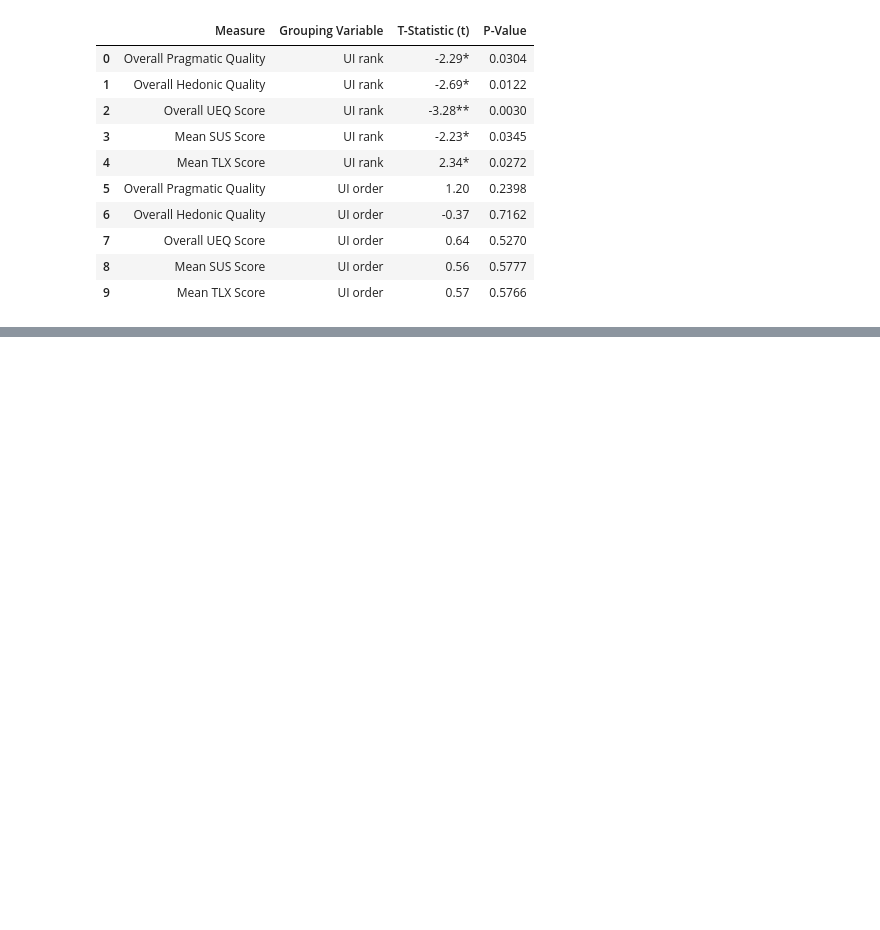
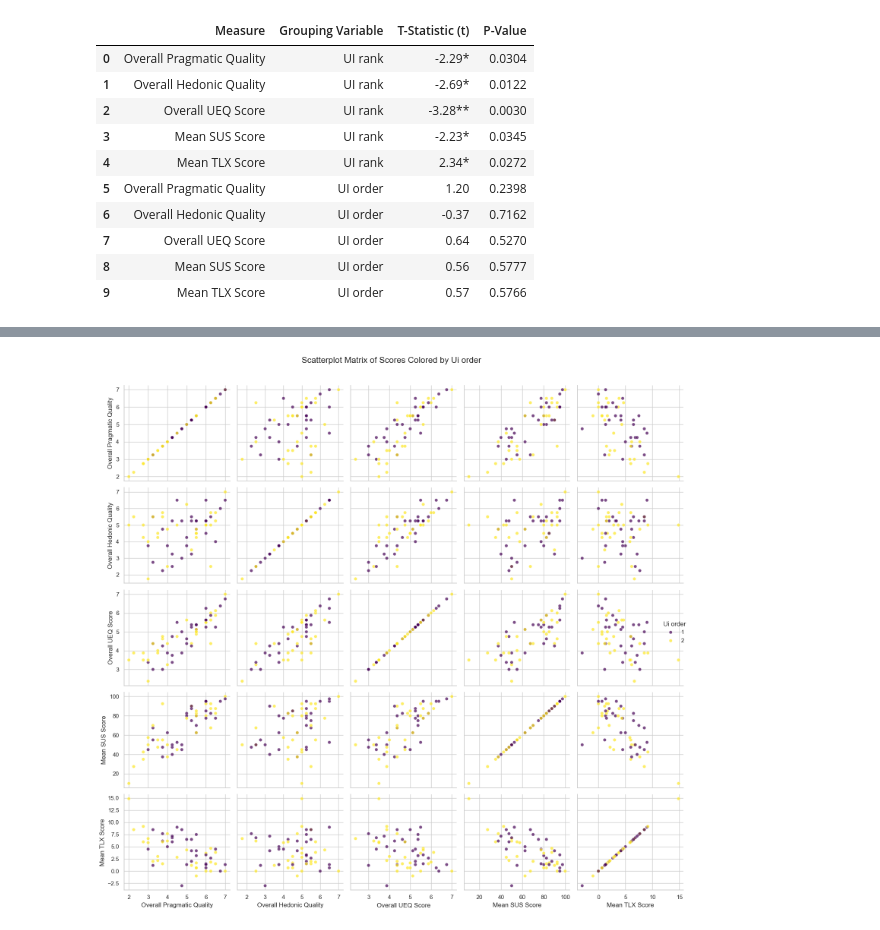
Before and after one commit to ggril/master_thesis, a Jupyter notebook: final_report.ipynb, the cells around one changed output, grey strips where cells are left out. Cells and saved outputs as stored; diff of their text form; code cells hidden in the pictures; blank space fills up the shorter version.

```diff
--- a/final_report.ipynb
+++ b/final_report.ipynb
@@ -127,0 +144,16 @@ full_data.head(3)
+# %%
+score_columns = [
+    'Overall Pragmatic Quality',
+    'Overall Hedonic Quality',
+    'Overall UEQ Score',
+    'Mean SUS Score',
+    'Mean TLX Score'
+]
+independent_variables = ['Interface Category', 'UI rank', 'UI order', 'Gender']
+
+list_females=[
+    83213, 63367, 60734, 37786, 74931, 16836, 39081, 62968, 84586, 16063,
+    31434, 15629, 24603, 40280, 69163, 14076, 96066
+]
+data_manager.assign_gender(full_data, list_females)
+analyst.gender_cor(full_data, score_columns)
@@ -171,0 +263,4 @@ A dependent samples t-test was conducted to compare questionnaire scores with UI
+# %%
+analyst.scatter_matrix(full_data, score_columns, 'UI order')
+# %% [output]
+[figure, added]
```
Also changed, not shown: parts of 16 cells of this notebook, 3 other files.
